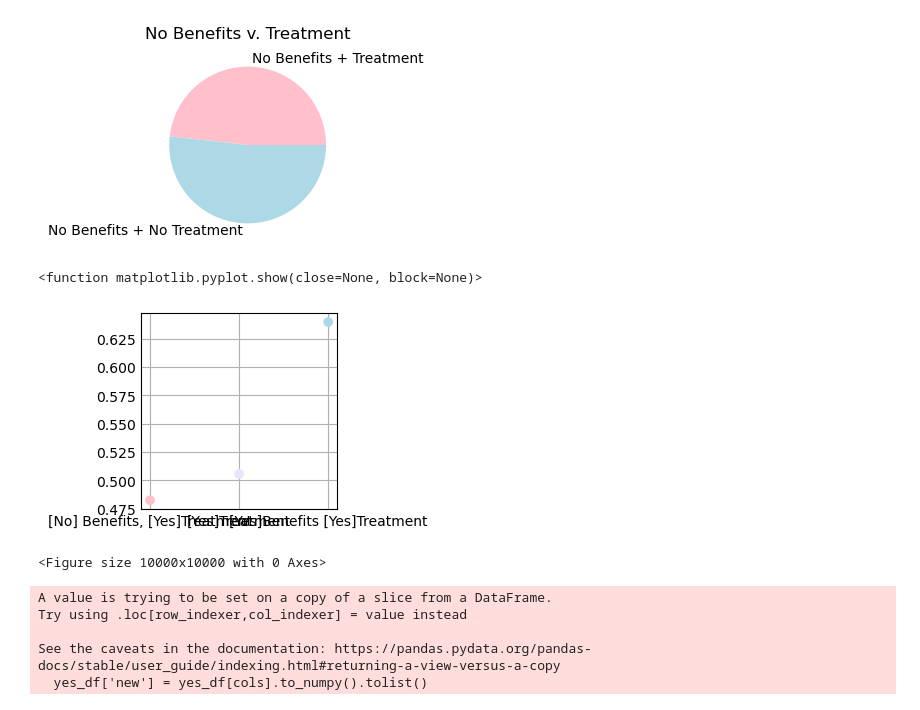
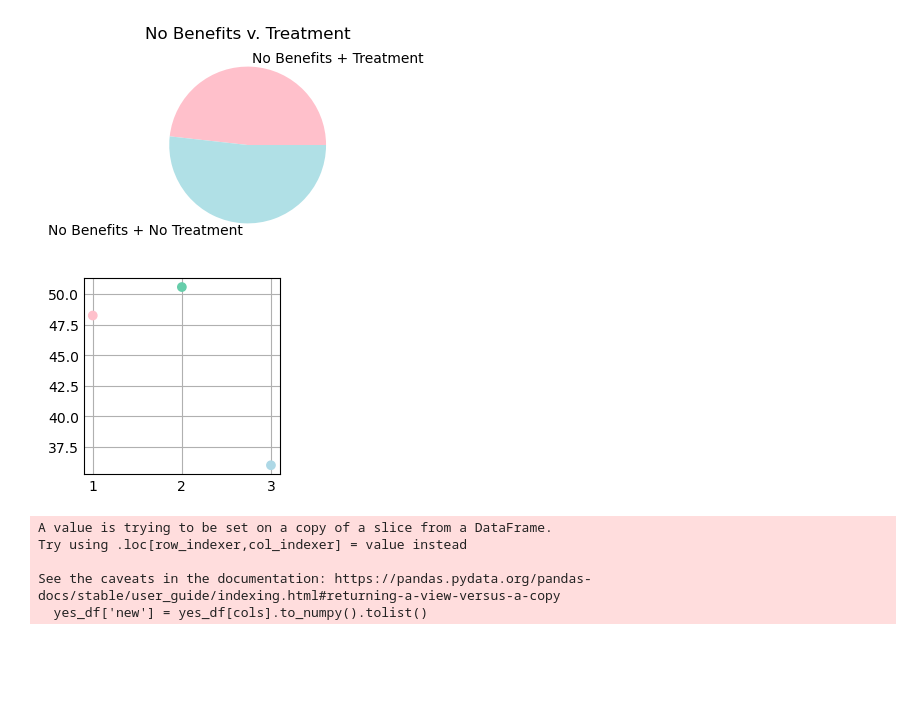
Before and after one commit to stephanieesamperio/Project3, a Jupyter notebook: mentalhealth.ipynb, the cells around one changed output. Drawn from its saved outputs; the diff is of its cells as text; code cells hidden in the pictures; blank space fills up the shorter version.

```diff
--- a/mentalhealth.ipynb
+++ b/mentalhealth.ipynb
@@ -192,8 +192,8 @@ yes_df['Treatment'].loc[yes_df['Treatment'].str.contains('Yes').value_counts()]
 Name: Treatment, dtype: object
 # %%
 #find the average of how many people that got treatment and had benefits
-amount_yes = len(yes_df.loc[yes_df['Treatment'] == 'Yes'])
+amount_yes = 170
 
-average_yes = amount_yes/len(yes_df)
+average_yes = 170/len(yes_df)
 average_yes
 # %% [output]
@@ -276,18 +268,16 @@ plt.show()
 [figure]
 # %%
 #create scatter plot
-y = [average_no,average_all,average_yes]
-x = ['[No] Benefits, [Yes]Treatment','[Yes]Treatment','[Yes]Benefits [Yes]Treatment']
-colors = ['pink','lavender','lightblue']
+y = [average_no*100,average_all*100,average_yes*100]
+x = [1,2,3]
+colors = ['pink','mediumaquamarine','lightblue']
 
 plt.scatter(x,y,c = colors)
-plt.figure(figsize=(5,100))
-plt.savefig('resources/scatter_benefits_treatment.png')
-plt.show
+#plt.figure(figsize=(5,10))
+plt.savefig('resources/scatter_benefits_treatment.png', bbox_inches = 'tight')
+plt.show()
 # %% [output]
-<function matplotlib.pyplot.show(close=None, block=None)>
-[figure, old version]
+[figure, new version]
-<Figure size 10000x10000 with 0 Axes>
 # %%
 #stephanie's question 2: if the worker is anonymously protected are they more likely to seek out help from their workplace mental health assistance programs?
 
```
Also changed, not shown: parts of 5 cells of this notebook.
